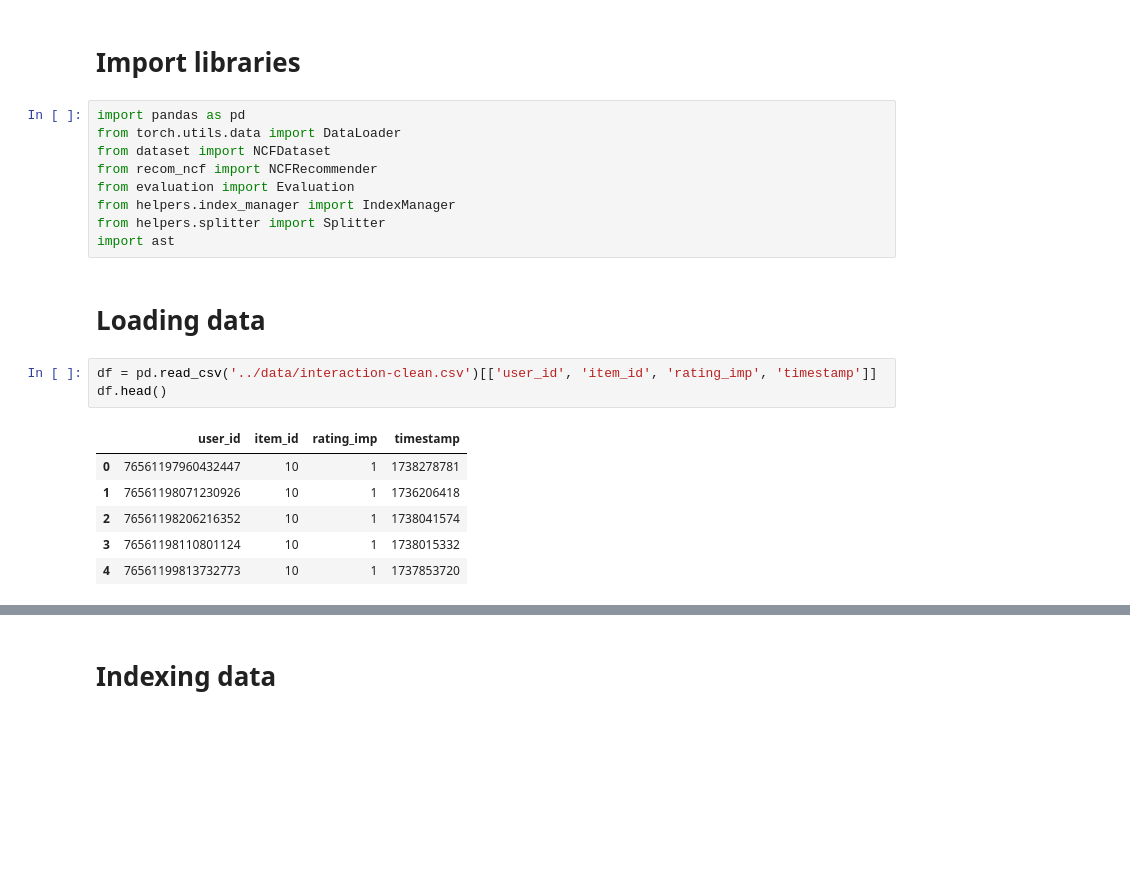
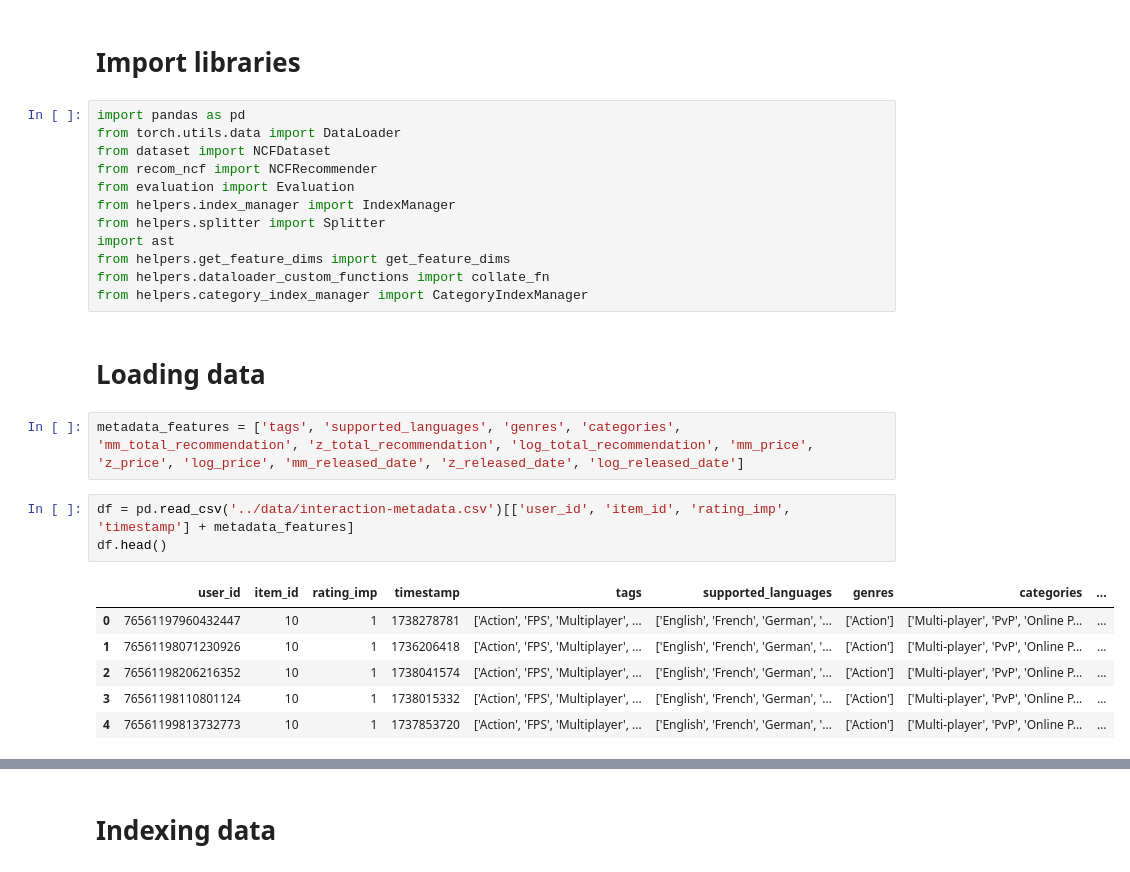
Before and after one commit to hhhieu0103/multimodal-neural-collaborative-filtering, a Jupyter notebook: notebooks/ncf-metadata-find-features.ipynb, the cells around one changed output, grey strips where cells are left out. Cells and saved outputs as stored; diff of their text form; blank space fills up the shorter version.

Commit message:
Import and use category index manager

```diff
--- a/notebooks/ncf-metadata-find-features.ipynb
+++ b/notebooks/ncf-metadata-find-features.ipynb
@@ -9,15 +9,20 @@ from evaluation import Evaluation
 from helpers.index_manager import IndexManager
 from helpers.splitter import Splitter
 import ast
+from helpers.get_feature_dims import get_feature_dims
+from helpers.dataloader_custom_functions import collate_fn
+from helpers.category_index_manager import CategoryIndexManager
 # %% [markdown]
 # Loading data
+# %%
+metadata_features = ['tags', 'supported_languages', 'genres', 'categories', 'mm_total_recommendation', 'z_total_recommendation', 'log_total_recommendation', 'mm_price', 'z_price', 'log_price', 'mm_released_date', 'z_released_date', 'log_released_date']
 # %%
-df = pd.read_csv('../data/interaction-clean.csv')[['user_id', 'item_id', 'rating_imp', 'timestamp']]
+df = pd.read_csv('../data/interaction-metadata.csv')[['user_id', 'item_id', 'rating_imp', 'timestamp'] + metadata_features]
 df.head()
 # %% [output]
-|  | user_id | item_id | rating_imp | timestamp |
-| 0 | 76561197960432447 | 10 | 1 | 1738278781 |
-| 1 | 76561198071230926 | 10 | 1 | 1736206418 |
-| 2 | 76561198206216352 | 10 | 1 | 1738041574 |
-| 3 | 76561198110801124 | 10 | 1 | 1738015332 |
-| 4 | 76561199813732773 | 10 | 1 | 1737853720 |
+|  | user_id | item_id | rating_imp | timestamp | tags | supported_languages | genres | categories | ... |
+| 0 | 76561197960432447 | 10 | 1 | 1738278781 | ['Action', 'FPS', 'Multiplayer', ... | ['English', 'French', 'German', '... | ['Action'] | ['Multi-player', 'PvP', 'Online P... | ... |
+| 1 | 76561198071230926 | 10 | 1 | 1736206418 | ['Action', 'FPS', 'Multiplayer', ... | ['English', 'French', 'German', '... | ['Action'] | ['Multi-player', 'PvP', 'Online P... | ... |
+| 2 | 76561198206216352 | 10 | 1 | 1738041574 | ['Action', 'FPS', 'Multiplayer', ... | ['English', 'French', 'German', '... | ['Action'] | ['Multi-player', 'PvP', 'Online P... | ... |
+| 3 | 76561198110801124 | 10 | 1 | 1738015332 | ['Action', 'FPS', 'Multiplayer', ... | ['English', 'French', 'German', '... | ['Action'] | ['Multi-player', 'PvP', 'Online P... | ... |
+| 4 | 76561199813732773 | 10 | 1 | 1737853720 | ['Action', 'FPS', 'Multiplayer', ... | ['English', 'French', 'German', '... | ['Action'] | ['Multi-player', 'PvP', 'Online P... | ... |
```
Also changed, not shown: parts of 9 cells of this notebook, 1 other file.
